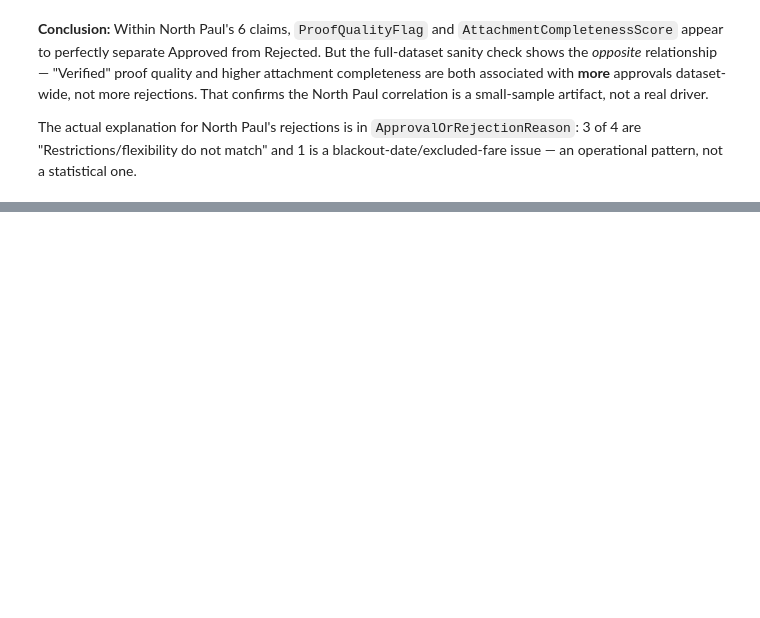
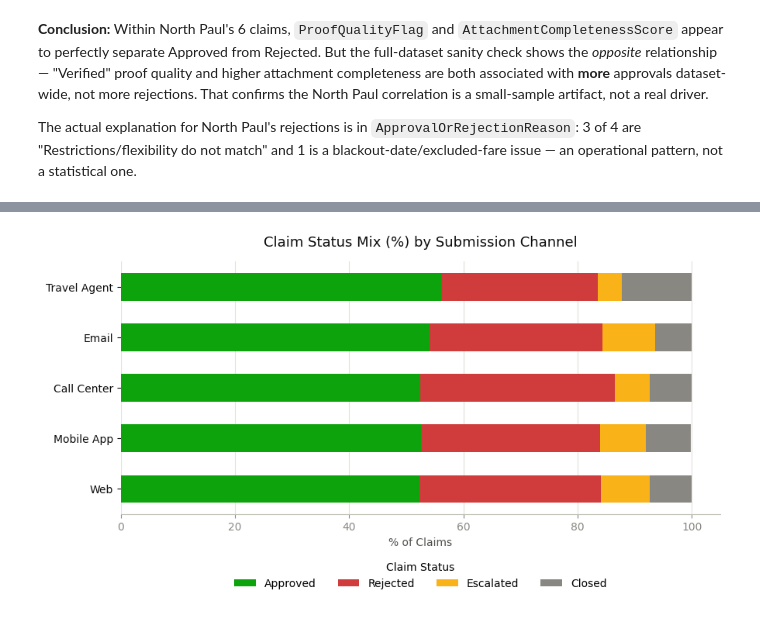
Before and after one commit to dpathak1969/PriceMatchGuarantee, a Jupyter notebook: PMG.ipynb, the cells around one changed output, grey strips where cells are left out. Saved outputs shown, nothing was run; the diff lists cells and outputs as text; code cells hidden in the pictures; blank space fills up the shorter version.

```diff
--- a/PMG.ipynb
+++ b/PMG.ipynb
@@ -213,0 +354,8 @@ The actual explanation for North Paul's rejections is in `ApprovalOrRejectionRea
+# %%
+channel_status = pd.crosstab(df['ClaimSubmissionChannel'], df['ClaimStatus'])
+channel_status = channel_status[[c for c in status_colors if c in channel_status.columns]]
+
+# Row-normalized (%) view is what actually answers "does channel change the outcome mix"
+channel_status_pct = (channel_status.div(channel_status.sum(axis=1), axis=0) * 100).round(1)
+display(channel_status)
+display(channel_status_pct)
@@ -213,0 +377,26 @@ The actual explanation for North Paul's rejections is in `ApprovalOrRejectionRea
+# %%
+# 100% stacked bar of claim status mix per submission channel, ordered by claim volume
+channel_order = channel_status.sum(axis=1).sort_values(ascending=False).index
+plot_pct = channel_status_pct.loc[channel_order]
+
+fig, ax = plt.subplots(figsize=(9, 5))
+left = pd.Series(0.0, index=plot_pct.index)
+for status in plot_pct.columns:
+    ax.barh(plot_pct.index, plot_pct[status], left=left,
+            color=status_colors.get(status, '#52514e'), label=status, height=0.55, zorder=3)
+    left = left + plot_pct[status]
+
+ax.set_title('Claim Status Mix (%) by Submission Channel', fontsize=13, color='#0b0b0b', pad=14)
+ax.set_xlabel('% of Claims', color='#52514e')
+ax.set_ylabel('')
+ax.spines[['top', 'right', 'left']].set_visible(False)
+ax.spines['bottom'].set_color('#c3c2b7')
+ax.tick_params(axis='y', colors='#0b0b0b', labelsize=10)
+ax.tick_params(axis='x', colors='#898781')
+ax.xaxis.grid(True, color='#e1e0d9', linewidth=0.8, zorder=0)
+ax.set_axisbelow(True)
+ax.legend(title='Claim Status', loc='upper center', bbox_to_anchor=(0.5, -0.15), ncol=4, frameon=False)
+plt.tight_layout()
+plt.show()
+# %% [output]
+[figure, added]
```
Also changed, not shown: parts of 48 cells of this notebook, 1 other file.
